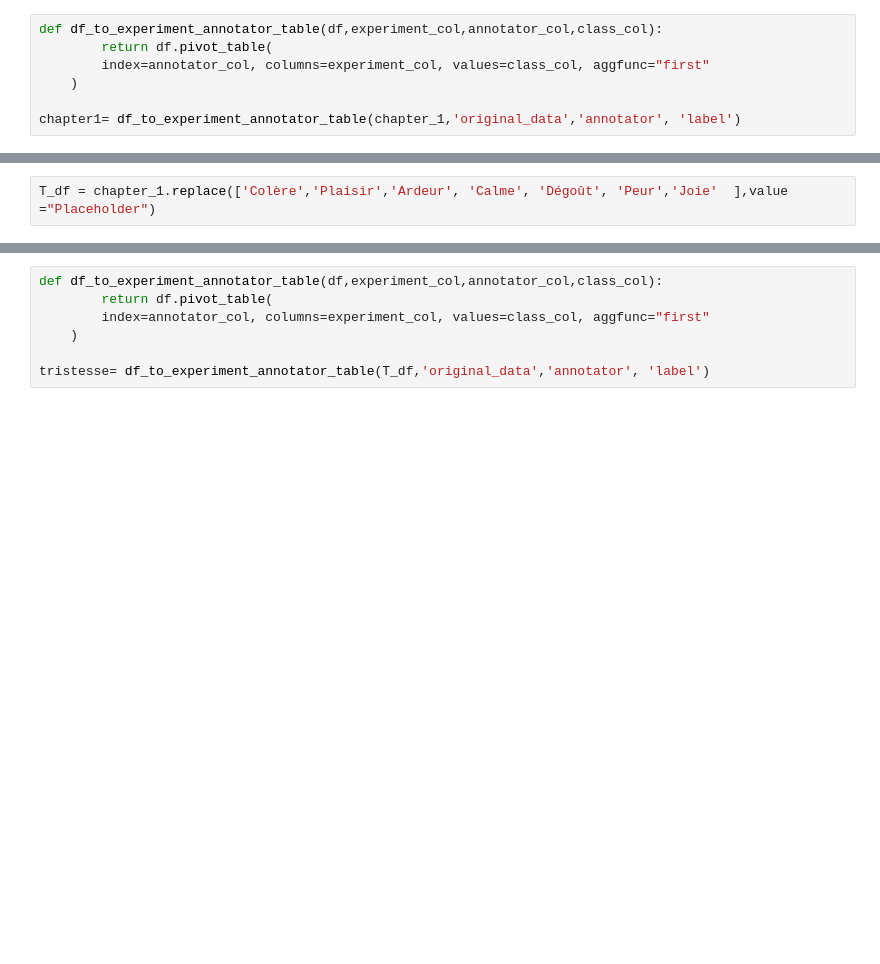
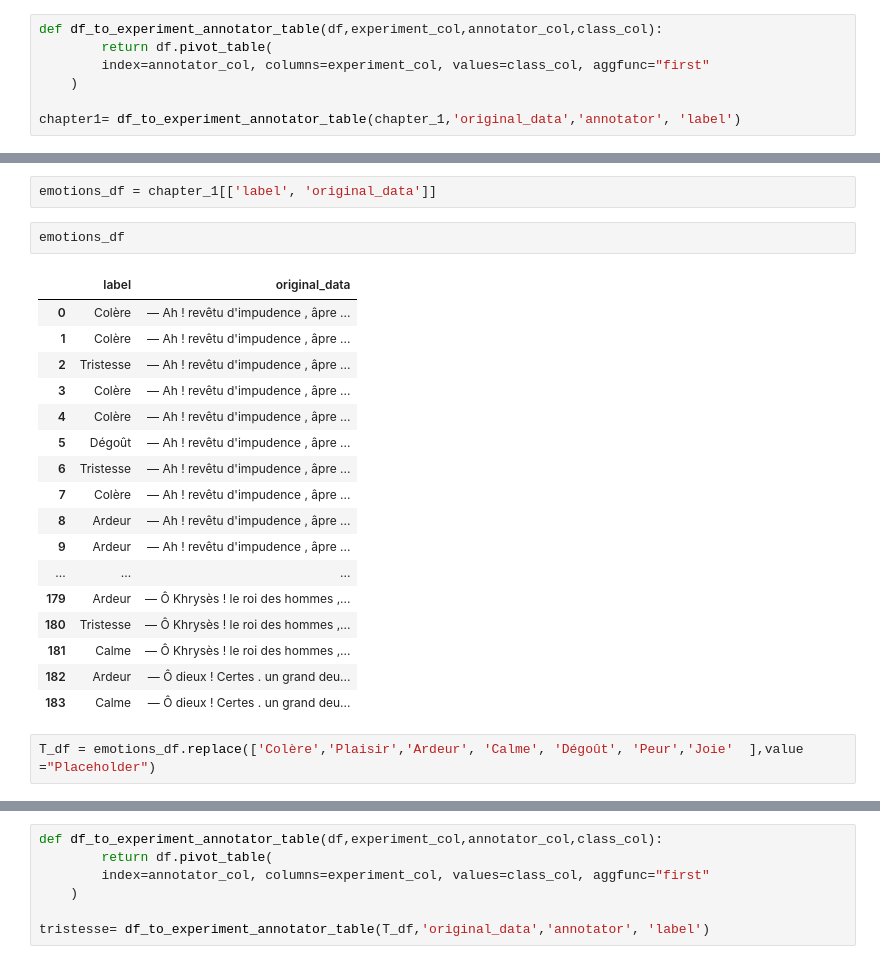
Before and after one commit to dpicca/Homer_Iliad_Dataset, a Jupyter notebook: Dataframes/Data_cleaning.ipynb, the cells around one changed output, grey strips where cells are left out. Drawn from its saved outputs; the diff is of its cells as text; blank space fills up the shorter version.

```diff
--- a/Dataframes/Data_cleaning.ipynb
+++ b/Dataframes/Data_cleaning.ipynb
@@ -284,6 +284,28 @@ chapter1
 | 0 | Tristesse | NaN | Tristesse | Peur | ... |
 | 1 | Colère | Colère | Calme | Calme | ... |
 | 2 | Colère | Plaisir | Calme | Ardeur | ... |
+# %%
+emotions_df = chapter_1[['label', 'original_data']]
+# %%
+emotions_df
+# %% [output]
+|  | label | original_data |
+| 0 | Colère | — Ah ! revêtu d'impudence , âpre ... |
+| 1 | Colère | — Ah ! revêtu d'impudence , âpre ... |
+| 2 | Tristesse | — Ah ! revêtu d'impudence , âpre ... |
+| 3 | Colère | — Ah ! revêtu d'impudence , âpre ... |
+| 4 | Colère | — Ah ! revêtu d'impudence , âpre ... |
+| 5 | Dégoût | — Ah ! revêtu d'impudence , âpre ... |
+| 6 | Tristesse | — Ah ! revêtu d'impudence , âpre ... |
+| 7 | Colère | — Ah ! revêtu d'impudence , âpre ... |
+| 8 | Ardeur | — Ah ! revêtu d'impudence , âpre ... |
+| 9 | Ardeur | — Ah ! revêtu d'impudence , âpre ... |
+| ... | ... | ... |
+| 179 | Ardeur | — Ô Khrysès ! le roi des hommes ,... |
+| 180 | Tristesse | — Ô Khrysès ! le roi des hommes ,... |
+| 181 | Calme | — Ô Khrysès ! le roi des hommes ,... |
+| 182 | Ardeur | — Ô dieux ! Certes . un grand deu... |
+| 183 | Calme | — Ô dieux ! Certes . un grand deu... |
 # %%
-T_df = chapter_1.replace(['Colère','Plaisir','Ardeur', 'Calme', 'Dégoût', 'Peur','Joie'  ],value ="Placeholder")
+T_df = emotions_df.replace(['Colère','Plaisir','Ardeur', 'Calme', 'Dégoût', 'Peur','Joie'  ],value ="Placeholder")
 # %%
```
Also changed, not shown: parts of 5 cells of this notebook.
